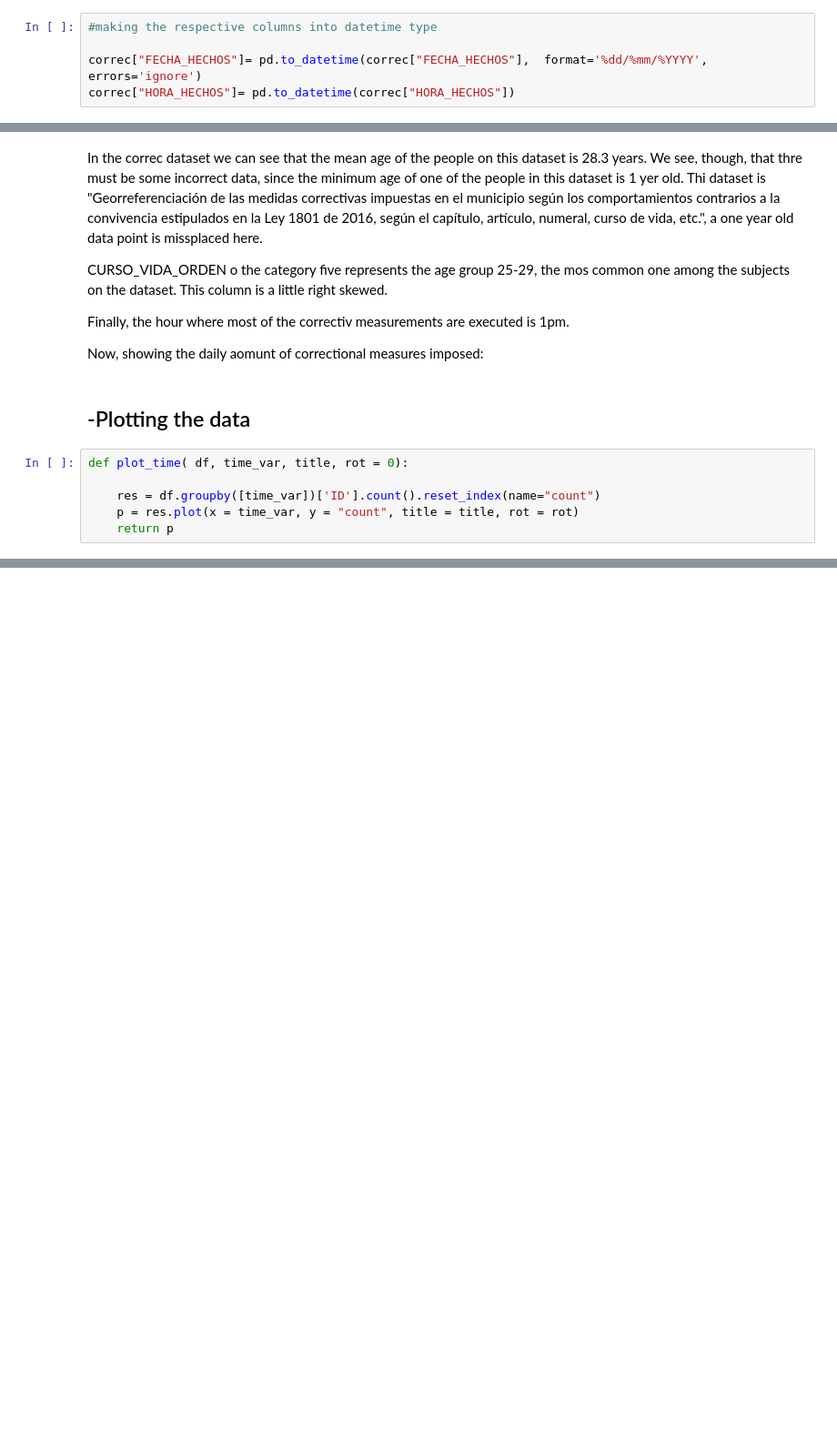
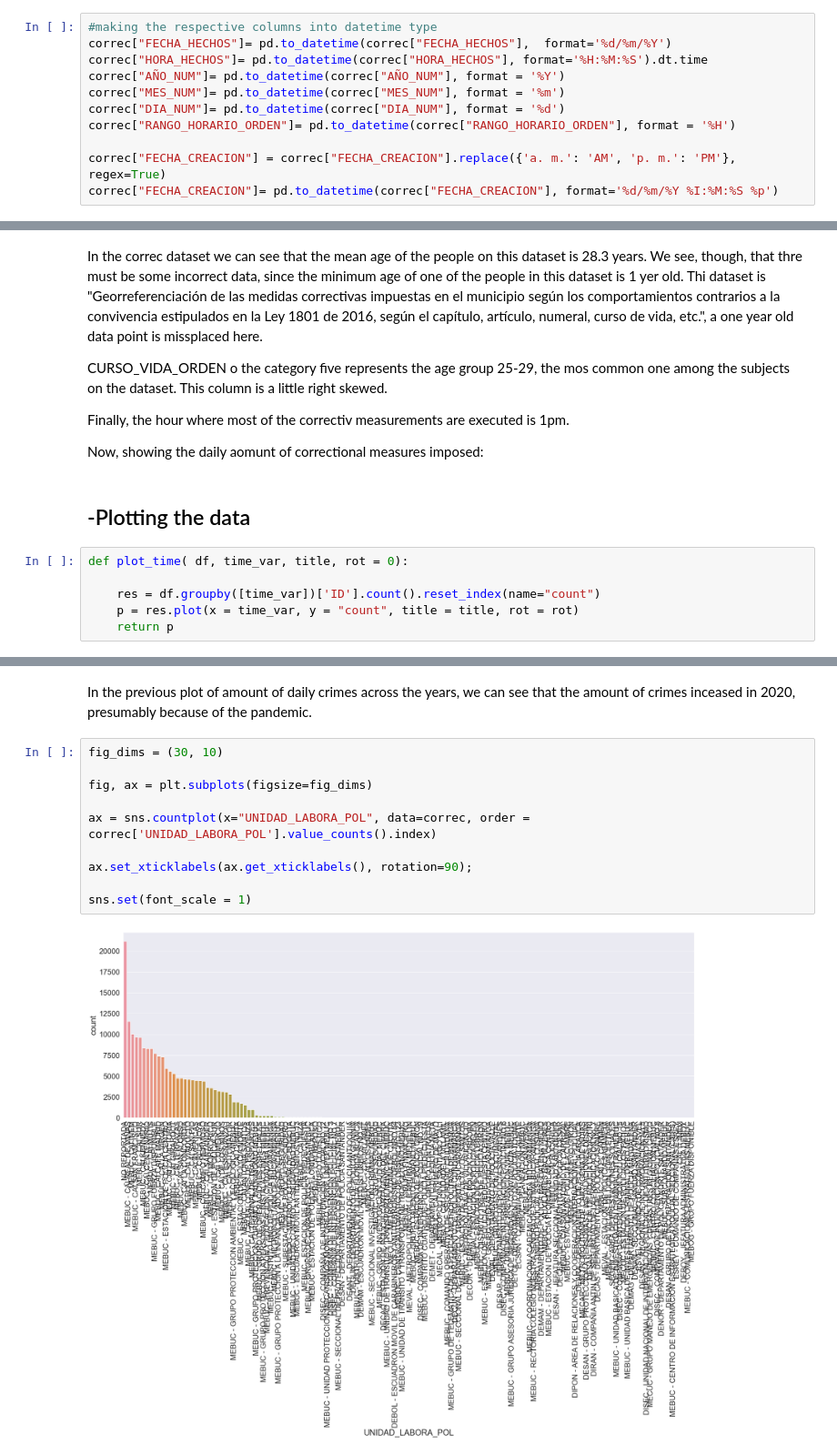
Before and after one commit to Joaron4/team211_bucaramanga, a Jupyter notebook: Dta_cleaning.ipynb, the cells around one changed output, grey strips where cells are left out. Shown at 91% size. Saved outputs shown, nothing was run; the diff lists cells and outputs as text; blank space fills up the shorter version.

```diff
--- a/Dta_cleaning.ipynb
+++ b/Dta_cleaning.ipynb
@@ -704,9 +747,15 @@ This dataset has far less missing values than the previous one, and the data typ
 <h3 align=left style="font-size:1.5vw"><span style="color:#2E7DA1">C) Giving consistency to our dataset and data cleaning:</span></h3>
 # %%
 #making the respective columns into datetime type
+correc["FECHA_HECHOS"]= pd.to_datetime(correc["FECHA_HECHOS"],  format='%d/%m/%Y')
+correc["HORA_HECHOS"]= pd.to_datetime(correc["HORA_HECHOS"], format='%H:%M:%S').dt.time
+correc["AÑO_NUM"]= pd.to_datetime(correc["AÑO_NUM"], format = '%Y')
+correc["MES_NUM"]= pd.to_datetime(correc["MES_NUM"], format = '%m')
+correc["DIA_NUM"]= pd.to_datetime(correc["DIA_NUM"], format = '%d')
+correc["RANGO_HORARIO_ORDEN"]= pd.to_datetime(correc["RANGO_HORARIO_ORDEN"], format = '%H')
 
-correc["FECHA_HECHOS"]= pd.to_datetime(correc["FECHA_HECHOS"],  format='%dd/%mm/%YYYY', errors='ignore')
-correc["HORA_HECHOS"]= pd.to_datetime(correc["HORA_HECHOS"])
+correc["FECHA_CREACION"] = correc["FECHA_CREACION"].replace({'a. m.': 'AM', 'p. m.': 'PM'}, regex=True)
+correc["FECHA_CREACION"]= pd.to_datetime(correc["FECHA_CREACION"], format='%d/%m/%Y %I:%M:%S %p')
 # %% [markdown]
 <h3 align=left style="font-size:1.5vw"><span style="color:#2E7DA1">D) EDA:</span></h3>
 # %%
@@ -734,0 +796,14 @@ _ = plt.ylabel("Daily total incidents")
+# %% [markdown]
+In the previous plot of amount of daily crimes across the years, we can see that the amount of crimes inceased in 2020, presumably because of the pandemic.
+# %%
+fig_dims = (30, 10)
+
+fig, ax = plt.subplots(figsize=fig_dims)
+
+ax = sns.countplot(x="UNIDAD_LABORA_POL", data=correc, order = correc['UNIDAD_LABORA_POL'].value_counts().index)
+
+ax.set_xticklabels(ax.get_xticklabels(), rotation=90);
+
+sns.set(font_scale = 1)
+# %% [output]
+[figure, added]
```
Also changed, not shown: parts of 13 cells of this notebook.
